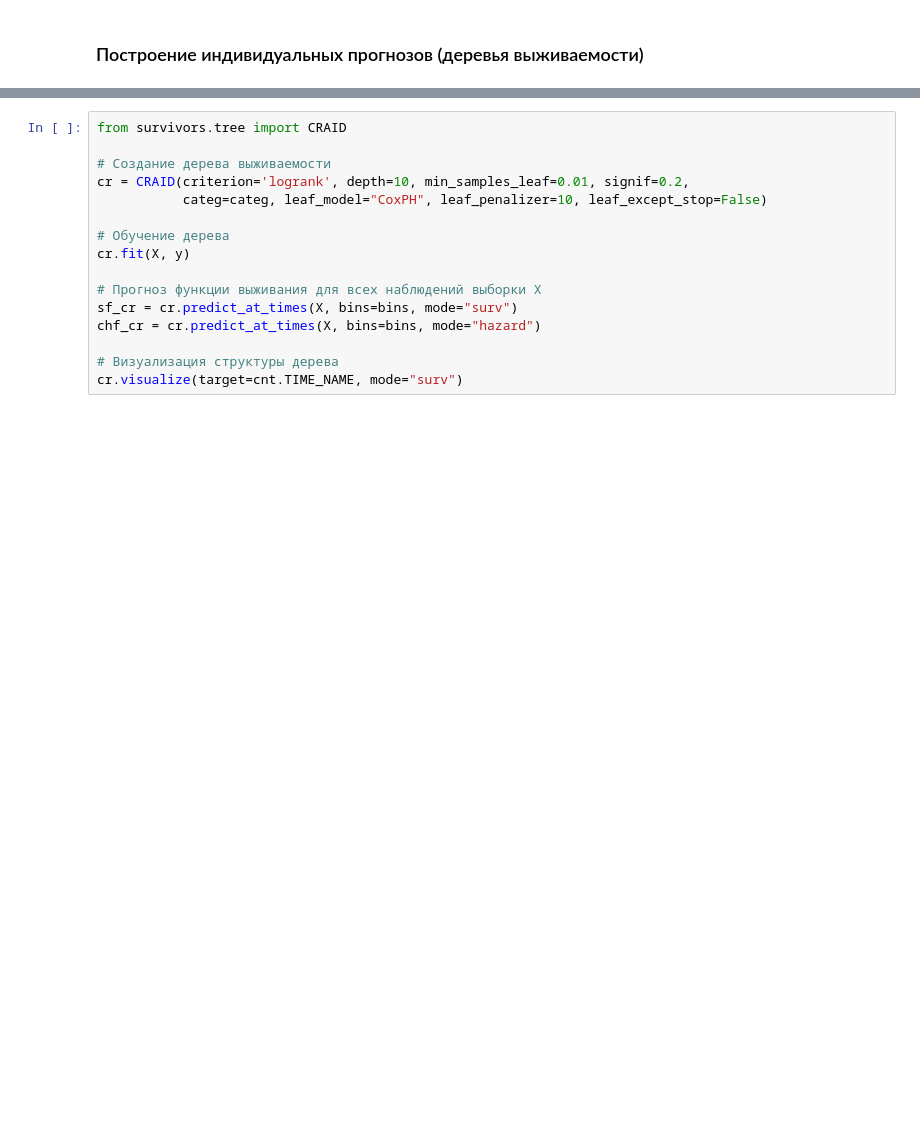
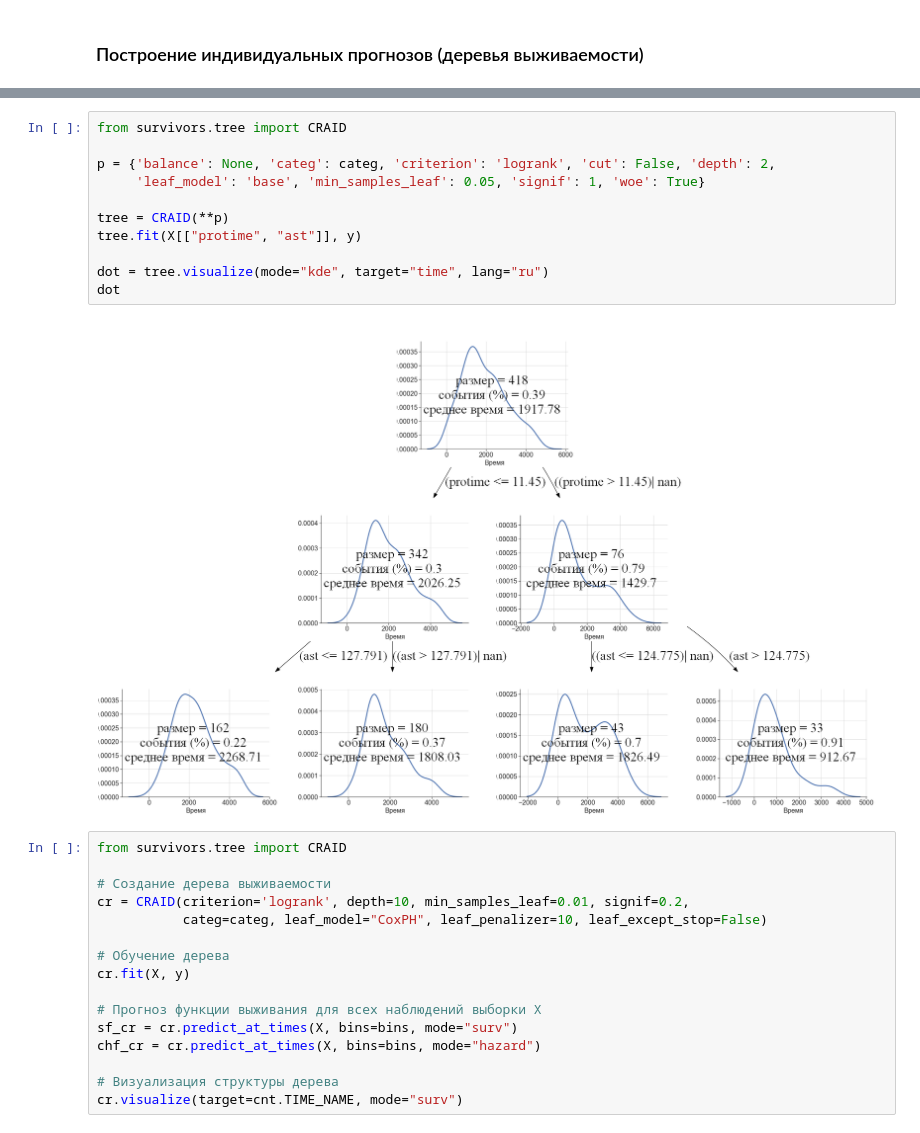
Before and after one commit to iuliivasilev/dev-survivors, a Jupyter notebook: demonstration/FunctionalScenarios.ipynb, the cells around one changed output, grey strips where cells are left out. Saved outputs shown, nothing was run; the diff lists cells and outputs as text; blank space fills up the shorter version.

Commit message:
Built tree with russian description

```diff
--- a/demonstration/FunctionalScenarios.ipynb
+++ b/demonstration/FunctionalScenarios.ipynb
@@ -85,3 +87,16 @@ cr.visualize(target=cnt.TIME_NAME, mode="surv")
+# %%
+from survivors.tree import CRAID
+
+p = {'balance': None, 'categ': categ, 'criterion': 'logrank', 'cut': False, 'depth': 2,
+     'leaf_model': 'base', 'min_samples_leaf': 0.05, 'signif': 1, 'woe': True}
+
+tree = CRAID(**p)
+tree.fit(X[["protime", "ast"]], y)
+
+dot = tree.visualize(mode="kde", target="time", lang="ru")
+dot
+# %% [output]
+[figure, added]
 # %%
 from survivors.tree import CRAID
 
```
Also changed, not shown: parts of 5 cells of this notebook, 2 other files.
